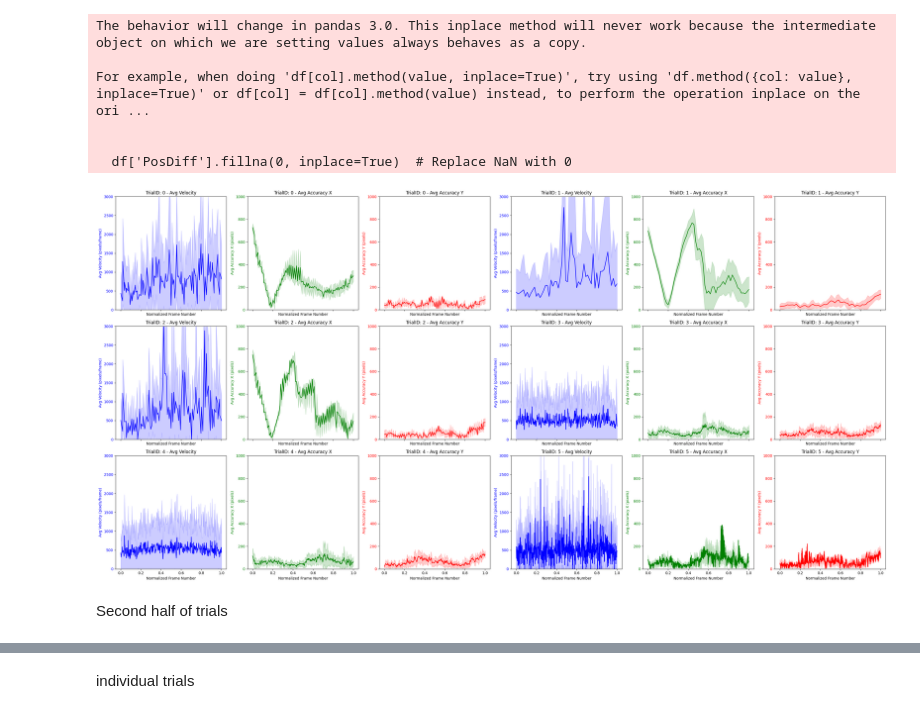
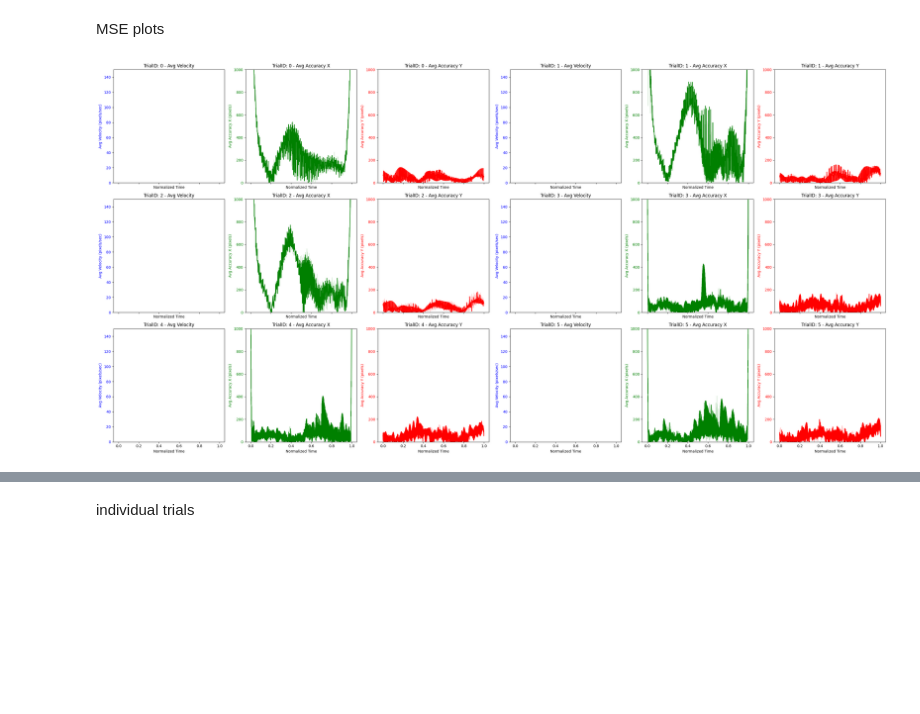
Before and after one commit to jennakangg/motiontrackingdatavis, a Jupyter notebook: MotionTrackingVisGaze2D.ipynb, the cells around one changed output, grey strips where cells are left out. Saved outputs shown, nothing was run; the diff lists cells and outputs as text; code cells hidden in the pictures; blank space fills up the shorter version.

Commit message:
Plotting logic for pilot conditions

```diff
--- a/MotionTrackingVisGaze2D.ipynb
+++ b/MotionTrackingVisGaze2D.ipynb
@@ -4,7 +4,7 @@ import numpy as np
 import matplotlib.pyplot as plt
 
 # Load the data into a pandas DataFrame
-data = pd.read_csv('GazeDataMonde\gaze_data_all_trials.csv', sep=',')
+data = pd.read_csv('GazeData2D\gaze_data_all_trials_jenna_angular.csv', sep=',')
 
 # Define screen resolution (you can adjust this based on Unity's settings)
 screen_width = 3840
@@ -224,32 +210,32 @@ For example, when doing 'df[col].method(value, inplace=True)', try using 'df.met
+# %% [markdown]
+MSE plots
 # %%
-
-# Step 1: Align frame numbers, normalize to [0, 1], and average across trials of the same type (trialID) with MSE
+# Step 1: Align time values, normalize to [0, 1], and average across trials of the same type (trialID) with MSE
 def align_and_average_across_trials(df, screen_width, screen_height):
-    # Align Frame Numbers: Create RelativeFrameNumber for each trial
-    df['RelativeFrameNumber'] = df.groupby('TrialNumber')['FrameNumber'].transform(lambda x: x - x.min())
+    # Align Time: Create RelativeTime for each trial, starting at 0
+    df['RelativeTime'] = df.groupby('TrialNumber')['Time'].transform(lambda x: x - x.min())
 
     # Compute Velocity and Accuracy
     df = compute_velocity(df)
     df = compute_accuracy(df, screen_width, screen_height)
 
-    # Normalize Relative Frame Number to the range [0, 1]
-    df['MaxRelativeFrame'] = df.groupby('TrialNumber')['RelativeFrameNumber'].transform('max')
-    df['NormalizedFrameNumber'] = df['RelativeFrameNumber'] / df['MaxRelativeFrame']
+    # Normalize Relative Time to the range [0, 1]
+    df['MaxRelativeTime'] = df.groupby('TrialNumber')['RelativeTime'].transform('max')
+    df['NormalizedTime'] = df['RelativeTime'] / df['MaxRelativeTime']
 
-    # Find the maximum duration (normalized frame number) across all trials
-    max_duration = df.groupby('TrialID')['NormalizedFrameNumber'].max().max()
+    # Find the maximum duration (normalized time) across all trials
+    max_duration = df.groupby('TrialID')['NormalizedTime'].max().max()
 
     # Step 2: Interpolate missing values for shorter trials
-    all_normalized_frames = pd.DataFrame({'NormalizedFrameNumber': np.linspace(0, max_duration, num=100)})  # You can set 100 or any resolution
+    all_normalized_times = pd.DataFrame({'NormalizedTime': np.linspace(0, max_duration, num=100)})  # Example with 100 points
 
     avg_df = []
 
     for trial_id in df['TrialID'].unique():
         trial_data = df[df['TrialID'] == trial_id]
 
-
-        # Now calculate mean and MSE across all trials of the same type (trialID)
-        avg_by_trial_id = trial_data.groupby('NormalizedFrameNumber').agg(
+        # Calculate mean and MSE across all trials of the same type (trialID)
+        avg_by_trial_id = trial_data.groupby('NormalizedTime').agg(
             AvgVelocity=('Velocity', 'mean'),
             MSEVelocity=('Velocity', lambda x: np.mean((x - x.mean())**2)),
             AvgAccuracyX=('AccuracyX', 'mean'),
@@ -284,56 +270,48 @@ def plot_aligned_average_metrics_by_trialID(avg_df, screen_width, screen_height)
 
         # Plot average Velocity and MSE region in the first column for each trialID
         ax_velocity = axes[row, col_velocity]
-        ax_velocity.plot(trial_avg['NormalizedFrameNumber'], trial_avg['AvgVelocity'], color='blue', label='Avg Velocity')
-        ax_velocity.fill_between(trial_avg['NormalizedFrameNumber'],
+        ax_velocity.plot(trial_avg['NormalizedTime'], trial_avg['AvgVelocity'], color='blue', label='Avg Velocity')
+        ax_velocity.fill_between(trial_avg['NormalizedTime'],
                                  trial_avg['AvgVelocity'] - np.sqrt(trial_avg['MSEVelocity']),
                                  trial_avg['AvgVelocity'] + np.sqrt(trial_avg['MSEVelocity']),
                                  color='blue', alpha=0.2, label='MSE Region')
-        ax_velocity.set_ylabel('Avg Velocity (pixels/frame)', color='blue')
+        ax_velocity.set_ylabel('Avg Velocity (pixels/sec)', color='blue')
         ax_velocity.tick_params(axis='y', labelcolor='blue')
         ax_velocity.set_title(f'TrialID: {trial_id} - Avg Velocity')
-        ax_velocity.set_ylim([0, 3000])
-        ax_velocity.set_xlabel('Normalized Frame Number')
+        ax_velocity.set_ylim([0, 150])
+        ax_velocity.set_xlabel('Normalized Time')
 
         # Plot average Accuracy (X) and MSE region in the second column for each trial
         ax_accuracy_x = axes[row, col_accuracy_x]
-        ax_accuracy_x.plot(trial_avg['NormalizedFrameNumber'], trial_avg['AvgAccuracyX'], color='green', label='Avg Accuracy X')
-        ax_accuracy_x.fill_between(trial_avg['NormalizedFrameNumber'],
+        ax_accuracy_x.plot(trial_avg['NormalizedTime'], trial_avg['AvgAccuracyX'], color='green', label='Avg Accuracy X')
+        ax_accuracy_x.fill_between(trial_avg['NormalizedTime'],
                                    trial_avg['AvgAccuracyX'] - np.sqrt(trial_avg['MSEAccuracyX']),
                                    trial_avg['AvgAccuracyX'] + np.sqrt(trial_avg['MSEAccuracyX']),
                                    color='green', alpha=0.2, label='MSE Region')
         ax_accuracy_x.set_ylabel('Avg Accuracy X (pixels)', color='green')
         ax_accuracy_x.tick_params(axis='y', labelcolor='green')
         ax_accuracy_x.set_title(f'TrialID: {trial_id} - Avg Accuracy X')
         ax_accuracy_x.set_ylim([0, 1000])
-        ax_accuracy_x.set_xlabel('Normalized Frame Number')
+        ax_accuracy_x.set_xlabel('Normalized Time')
 
         # Plot average Accuracy (Y) and MSE region in the third column for each trial
         ax_accuracy_y = axes[row, col_accuracy_y]
-        ax_accuracy_y.plot(trial_avg['NormalizedFrameNumber'], trial_avg['AvgAccuracyY'], color='red', label='Avg Accuracy Y')
-        ax_accuracy_y.fill_between(trial_avg['NormalizedFrameNumber'],
+        ax_accuracy_y.plot(trial_avg['NormalizedTime'], trial_avg['AvgAccuracyY'], color='red', label='Avg Accuracy Y')
+        ax_accuracy_y.fill_between(trial_avg['NormalizedTime'],
                                    trial_avg['AvgAccuracyY'] - np.sqrt(trial_avg['MSEAccuracyY']),
                                    trial_avg['AvgAccuracyY'] + np.sqrt(trial_avg['MSEAccuracyY']),
                                    color='red', alpha=0.2, label='MSE Region')
         ax_accuracy_y.set_ylabel('Avg Accuracy Y (pixels)', color='red')
         ax_accuracy_y.tick_params(axis='y', labelcolor='red')
         ax_accuracy_y.set_title(f'TrialID: {trial_id} - Avg Accuracy Y')
         ax_accuracy_y.set_ylim([0, 1000])
-        ax_accuracy_y.set_xlabel('Normalized Frame Number')
+        ax_accuracy_y.set_xlabel('Normalized Time')
 
     fig.tight_layout()
     plt.show()
 
-# Step 4: Align, average, and plot metrics with normalized frame numbers and MSE regions
+# Step 4: Align, average, and plot metrics with normalized time and MSE regions
 aligned_avg_data_by_trial = align_and_average_across_trials(data, screen_width, screen_height)
 plot_aligned_average_metrics_by_trialID(aligned_avg_data_by_trial, screen_width, screen_height)
 # %% [output]
-The behavior will change in pandas 3.0. This inplace method will never work because the intermediate object on which we are setting values always behaves as a copy.
-
-For example, when doing 'df[col].method(value, inplace=True)', try using 'df.method({col: value}, inplace=True)' or df[col] = df[col].method(value) instead, to perform the operation inplace on the ori ...
-
-
-  df['PosDiff'].fillna(0, inplace=True)  # Replace NaN with 0
-[figure, old version]
+[figure, new version]
-# %% [markdown]
-Second half of trials
```
Also changed, not shown: parts of 6 cells of this notebook, 11 other files.
